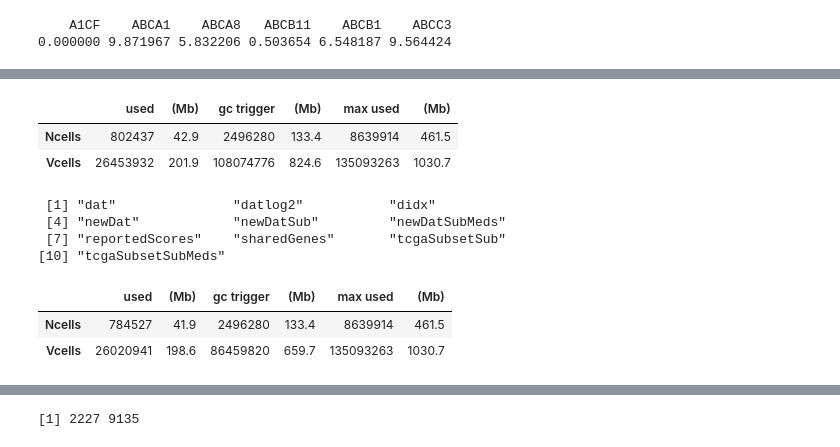
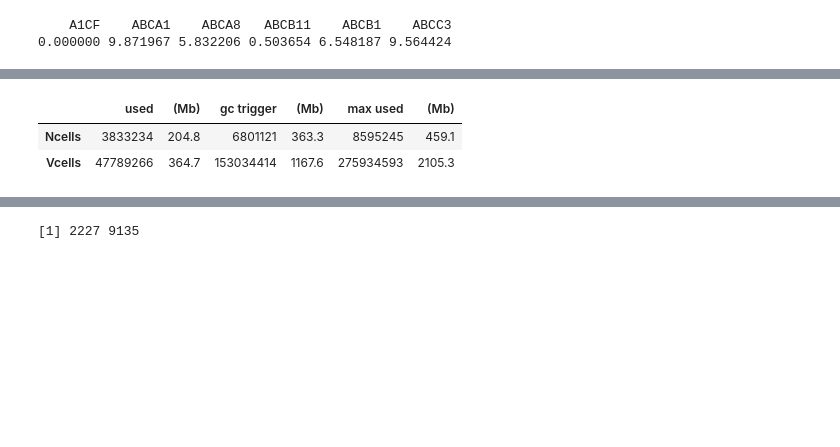
Before and after one commit to Gibbsdavidl/Immune-Subtype-Clustering, a Jupyter notebook: Notebooks/Call_immune_subtypes_on_new_data.ipynb, the cells around one changed output, grey strips where cells are left out. Drawn from its saved outputs; the diff is of its cells as text; code cells hidden in the pictures; blank space fills up the shorter version.

```diff
--- a/Notebooks/Call_immune_subtypes_on_new_data.ipynb
+++ b/Notebooks/Call_immune_subtypes_on_new_data.ipynb
@@ -83,0 +76,13 @@ ls()
+# %%
+# the TCGA data was upper quantile normalized (*1000)
+
+data.quantileExpressed <- apply(dat, 2, function(x){quantile(x[x>0], 0.75)})
+
+datnorm <- as.data.frame(t( t(dat) / data.quantileExpressed ) ) * 1000
+# %%
+# then we take the log2 of the normalized data
+# and similar to the TCGA data, we see a large
+# peak a little before 10
+
+datlog2 <- log2(datnorm+1)
+qplot(datlog2[,2], geom='density')
@@ -146,7 +150,5 @@ head(tcgaSubsetSubMeds)
 tcgaSubsetSub <- sweep(tcgaSubsetSub,1,tcgaSubsetSubMeds,'-')
 # %%
-gc()
-ls()
 rm(dat, datlog2, didx, newDat)
 gc()
 # %% [output]
@@ -153,13 +160,6 @@ gc()
 |  | used | (Mb) | gc trigger | (Mb) | max used | (Mb) |
-| Ncells | 802437 | 42.9 | 2496280 | 133.4 | 8639914 | 461.5 |
-| Vcells | 26453932 | 201.9 | 108074776 | 824.6 | 135093263 | 1030.7 |
+| Ncells | 3833234 | 204.8 | 6801121 | 363.3 | 8595245 | 459.1 |
+| Vcells | 47789266 | 364.7 | 153034414 | 1167.6 | 275934593 | 2105.3 |
- [1] "dat"               "datlog2"           "didx"
- [4] "newDat"            "newDatSub"         "newDatSubMeds"
- [7] "reportedScores"    "sharedGenes"       "tcgaSubsetSub"
-[10] "tcgaSubsetSubMeds"
-|  | used | (Mb) | gc trigger | (Mb) | max used | (Mb) |
-| Ncells | 784527 | 41.9 | 2496280 | 133.4 | 8639914 | 461.5 |
-| Vcells | 26020941 | 198.6 | 86459820 | 659.7 | 135093263 | 1030.7 |
 # %%
 library(pryr)
 mem_used()
```
Also changed, not shown: parts of 31 cells of this notebook, 1 other file.
